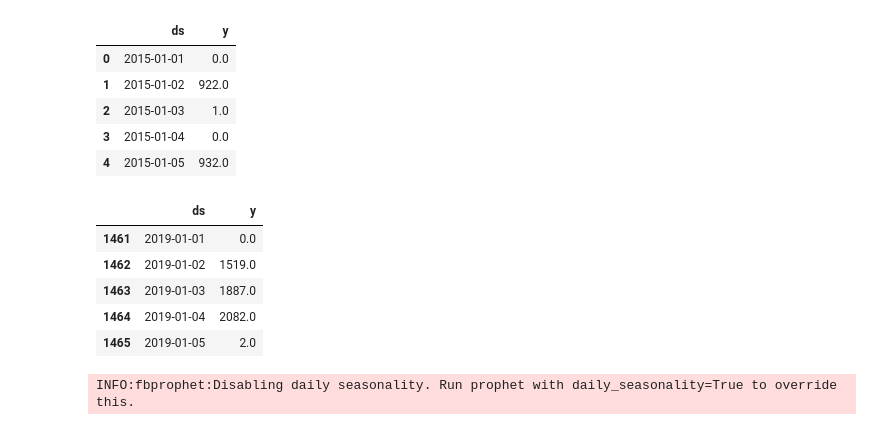
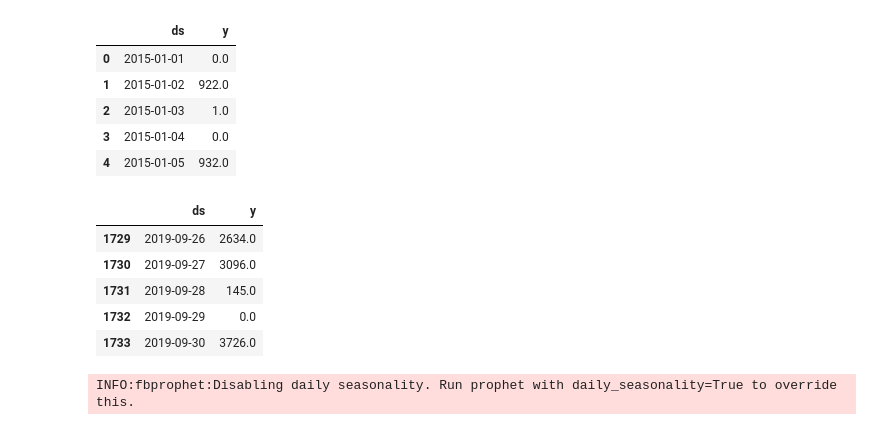
Before and after one commit to pszysz/Daily_registrations, a Jupyter notebook: Daily_regs.ipynb, the cells around one changed output. Saved outputs shown, nothing was run; the diff lists cells and outputs as text; code cells hidden in the pictures.

```diff
--- a/Daily_regs.ipynb
+++ b/Daily_regs.ipynb
@@ -212,15 +219,15 @@ official_data.head()
 # %%
 model_official = Prophet()
 train_official = official_data[official_data['ds'] <= '2018-12-31']
 test_official = official_data[official_data['ds'] > '2018-12-31']
-test_official.head()
+test_official.tail()
 # %% [output]
 |  | ds | y |
-| 1461 | 2019-01-01 | 0.0 |
-| 1462 | 2019-01-02 | 1519.0 |
-| 1463 | 2019-01-03 | 1887.0 |
-| 1464 | 2019-01-04 | 2082.0 |
-| 1465 | 2019-01-05 | 2.0 |
+| 1729 | 2019-09-26 | 2634.0 |
+| 1730 | 2019-09-27 | 3096.0 |
+| 1731 | 2019-09-28 | 145.0 |
+| 1732 | 2019-09-29 | 0.0 |
+| 1733 | 2019-09-30 | 3726.0 |
 # %%
 model_official.fit(train_official)
 # %% [output]
```
Also changed, not shown: parts of 12 cells of this notebook.
